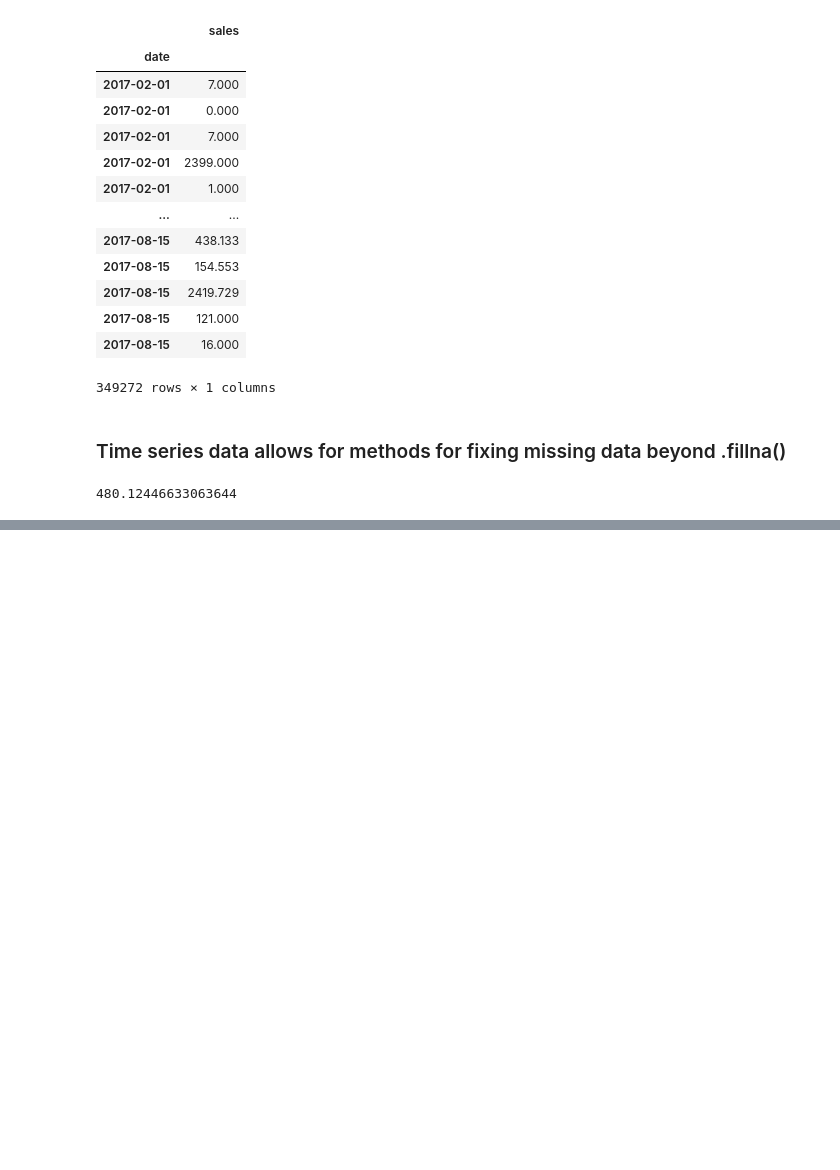
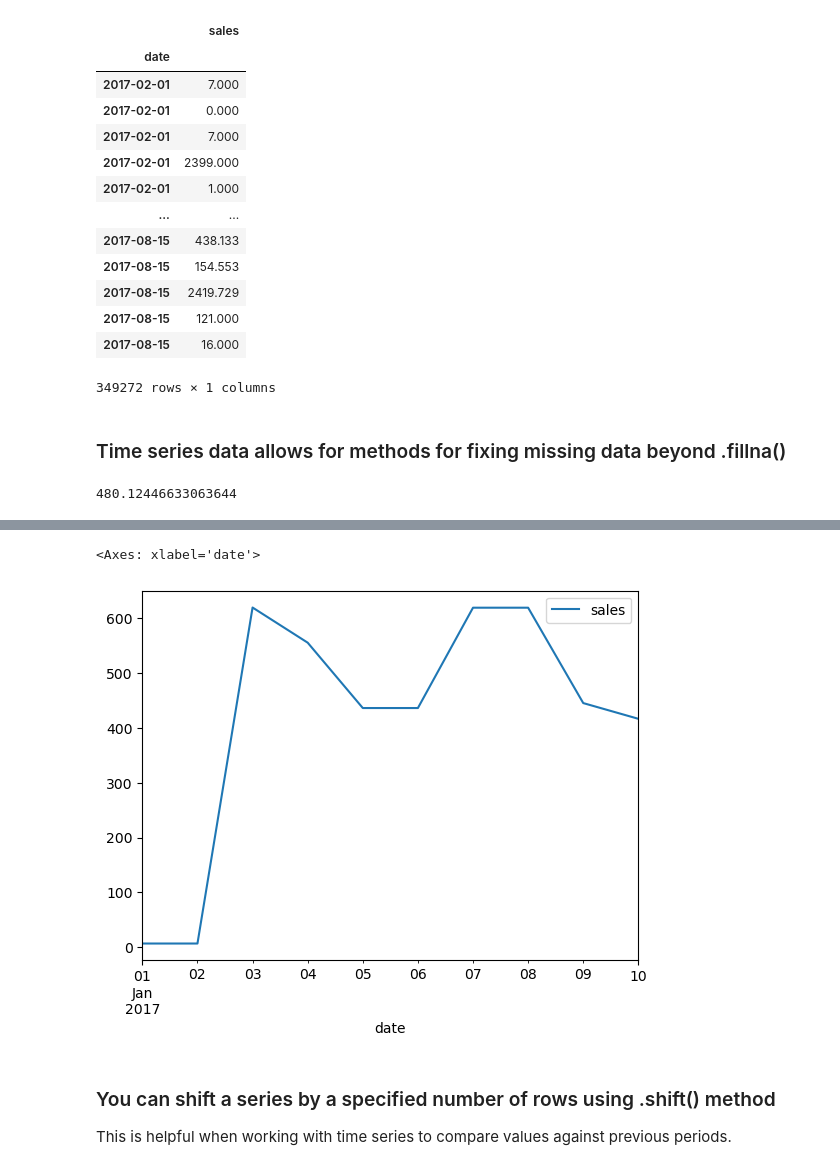
Before and after one commit to nandhini-data/Pandas, a Jupyter notebook: 5.Analyzing date and time/1.Time_Series.ipynb, the cells around one changed output, grey strips where cells are left out. Saved outputs shown, nothing was run; the diff lists cells and outputs as text; code cells hidden in the pictures; blank space fills up the shorter version.

```diff
--- a/5.Analyzing date and time/1.Time_Series.ipynb
+++ b/5.Analyzing date and time/1.Time_Series.ipynb
@@ -478,0 +491,8 @@ everyday_sales_2017.head(10)
+# %%
+sales_agg.ffill().plot()
+# %% [output]
+<Axes: xlabel='date'>
+[figure, added]
+# %% [markdown]
+### You can shift a series by a specified number of rows using .shift() method
+This is helpful when working with time series to compare values against previous periods.
```
Also changed, not shown: parts of 29 cells of this notebook.
